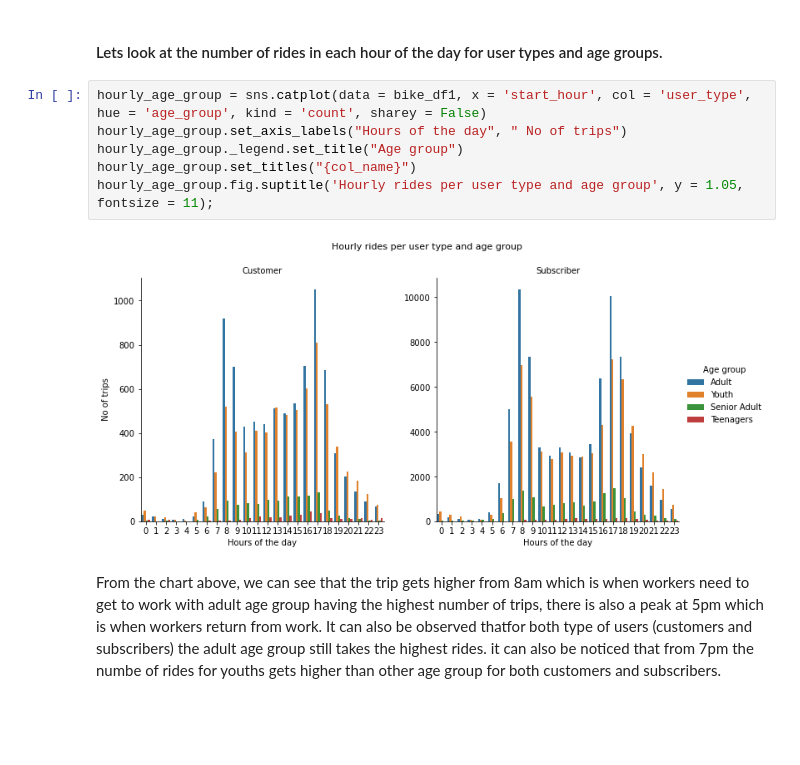
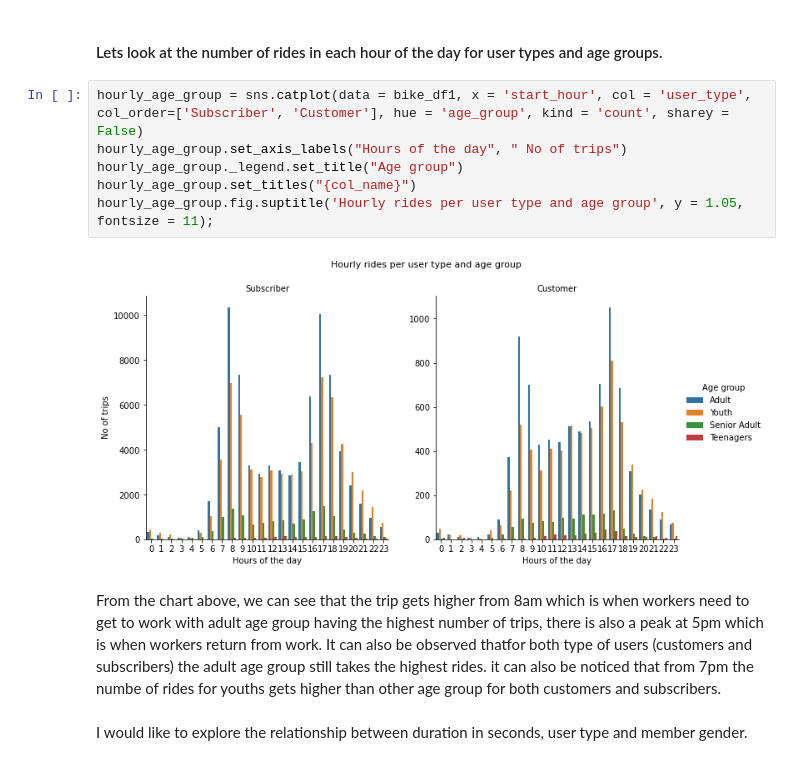
Before and after one commit to Emydata/Fordgobike-analysis, a Jupyter notebook: Project3/Project 3 exploratory.ipynb, the cells around one changed output. Saved outputs shown, nothing was run; the diff lists cells and outputs as text; blank space fills up the shorter version.

```diff
--- a/Project3/Project 3 exploratory.ipynb
+++ b/Project3/Project 3 exploratory.ipynb
@@ -431,12 +448,14 @@ From the above chart it can be observed that adults users are the most users in
 # %% [markdown]
 #### Lets look at the number of  rides in each hour of the day for user types and age groups.
 # %%
-hourly_age_group = sns.catplot(data = bike_df1, x = 'start_hour', col = 'user_type', hue = 'age_group', kind = 'count', sharey = False)
+hourly_age_group = sns.catplot(data = bike_df1, x = 'start_hour', col = 'user_type', col_order=['Subscriber', 'Customer'], hue = 'age_group', kind = 'count', sharey = False)
 hourly_age_group.set_axis_labels("Hours of the day", " No of trips")
 hourly_age_group._legend.set_title("Age group")
 hourly_age_group.set_titles("{col_name}")
 hourly_age_group.fig.suptitle('Hourly rides per user type and age group', y = 1.05, fontsize = 11);
 # %% [output]
-[figure, old version]
+[figure, new version]
 # %% [markdown]
 From the chart above, we can see that the trip gets higher from 8am which is when workers need to get to work with adult age group having the highest number of trips, there is also a peak at 5pm which is when workers return from work. It can also be observed thatfor both type of users (customers and subscribers) the adult age group still takes the highest rides. it can also be noticed that from 7pm the numbe of rides for youths gets higher than other age group for both customers and subscribers.
+# %% [markdown]
+I would like to explore the relationship between duration in seconds, user type and member gender.
```
Also changed, not shown: parts of 22 cells of this notebook, 8 other files.
